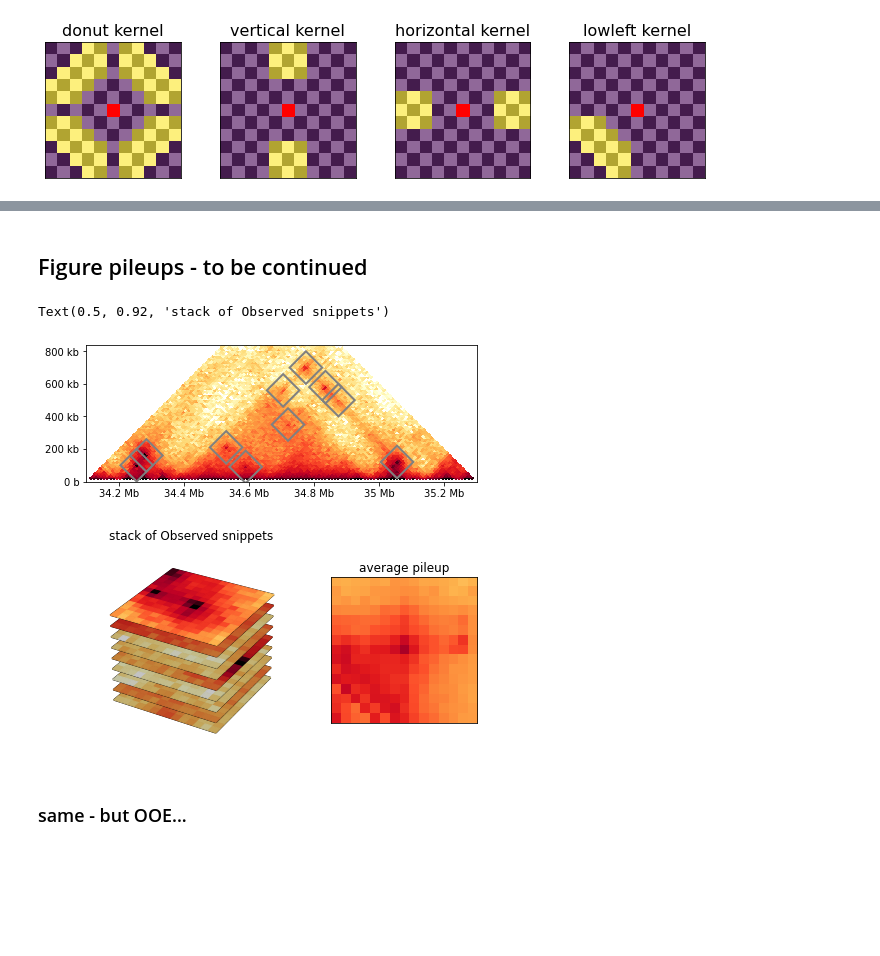
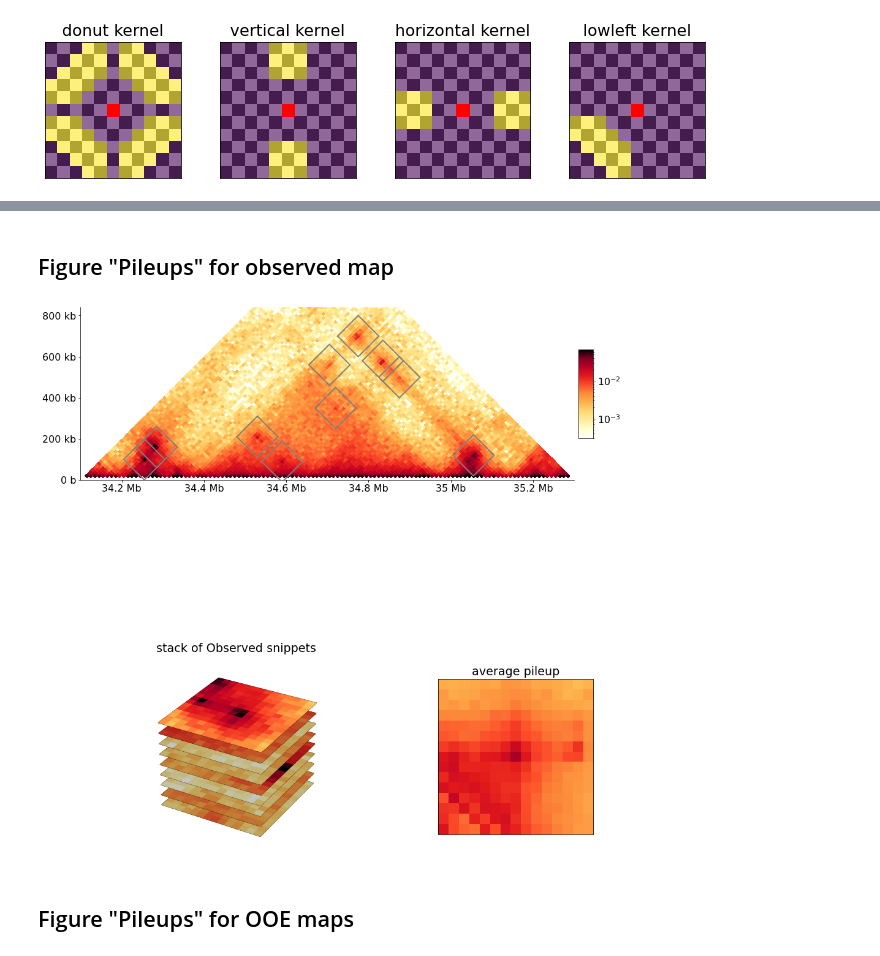
Before and after one commit to open2c/open2c_vignettes, a Jupyter notebook: cooltools_manuscript/Figure_dots_n_pileups.ipynb, the cells around one changed output, grey strips where cells are left out. Cells and saved outputs as stored; diff of their text form; code cells hidden in the pictures; blank space fills up the shorter version.

```diff
--- a/cooltools_manuscript/Figure_dots_n_pileups.ipynb
+++ b/cooltools_manuscript/Figure_dots_n_pileups.ipynb
@@ -81,30 +96,9 @@ To call dots, we need an input cooler file with Hi-C data, and regions for calcu
 # %%
-# # Download the test data from osf and define cooler:
-# cool_file = cooltools.download_data("HFF_MicroC", cache=True, data_dir='./')
-# # 10 kb is a resolution at which one can clearly see "dots":
-binsize = 10_000
-# Open cool file with Micro-C data:
-clr = cooler.Cooler(f'./test.mcool::/resolutions/{binsize}')
-
 # define genomic view that will be used to call dots and pre-compute expected
 # Use bioframe to fetch the genomic features from the UCSC.
 hg38_chromsizes = bioframe.fetch_chromsizes('hg38')
 hg38_cens = bioframe.fetch_centromeres('hg38')
 hg38_arms = bioframe.make_chromarms(hg38_chromsizes, hg38_cens)
-# when you have no internet use this :
-# hg38_arms = pd.DataFrame({
-# "chrom" : ["chr2", "chr2", "chr17", "chr17",],
-# "start" : [0, 93139351, 0, 24714921,],
-# "end" : [93139351, 242193529, 24714921, 83257441,],
-# "name" : ["chr2_p", "chr2_q", "chr17_p", "chr17_q",],
-# })
 
 # Select only chromosomes that are present in the cooler.
 hg38_arms = hg38_arms.set_index("chrom").loc[clr.chromnames].reset_index()
-
-# intra-arm expected
-expected = cooltools.expected_cis(
-    clr,
-    view_df=hg38_arms,
-    nproc=4,
-)
@@ -484,6 +522,9 @@ for ktype, kernel in kernels_round.items():
-# %% [markdown]
-## Figure pileups - to be continued
+# %% [markdown]
+## Figure "Pileups" for observed map
 # %%
+plt.rcParams['font.size']=16
+
+
 # create a 21 x 21 vertex mesh
 dimens, *_ = stack.shape
 X, Y = np.meshgrid(np.linspace(0,1,dimens), np.linspace(0,1,dimens))
@@ -492,8 +533,8 @@ Z =  np.zeros_like(X)
 # create the figure
 fig, axs = plt.subplot_mosaic(
     [["up","up"],["stack","pileup"]],
-    figsize=(7,8),
-    gridspec_kw={"width_ratios":[1,0.7], "height_ratios":[1,1.2]}
+    figsize=(15, 20),
+    gridspec_kw={"width_ratios":[1,0.5], "height_ratios":[2, 1]}
 )
 
 # heatmap Observed
@@ -515,39 +556,53 @@ for rect in plain_rectangles45_around_dots(dots_in_region, window_size=90_000, *
 im = axs["pileup"].imshow(
     mtx,
     aspect="equal",
-    interpolation="none",
+    interpolation=None,
     **obs_kwargs,
 )
 axs["pileup"].tick_params(**clean_axis_kwargs)
 axs["pileup"].set_title("average pileup")
 
 # https://stackoverflow.com/questions/35209489/can-i-turn-an-existing-ax-object-into-a-3d-projection
 # show the 3D rotated projection
 axs["stack"].remove()
 axs["stack"] = fig.add_subplot(2, 2, 3, projection='3d')
 num_to_show = 8
 for i, _matrix in enumerate( np.rollaxis(stack, 2) ):
     if i > num_to_show:
         break
     is_top_element = i!=num_to_show
     # get the heatmap for the region
     axs["stack"].plot_wireframe(X, Y, Z+i/num_to_show, rstride=1, cstride=1, color="black")
     axs["stack"].plot_surface(
         X,
         Y,
         Z+i/num_to_show,
         rstride=1,
         cstride=1,
         facecolors=fall_hm(obs_norm(_matrix)),
         shade=is_top_element,
     )
 axs["stack"].set_axis_off()
 axs["stack"].set_title("stack of Observed snippets")
+
+
+## Set up plotting parameters:
+axs["up"].spines['right'].set_visible(False)
+axs["up"].spines['top'].set_visible(False)
+
+# colorbar:
+divider = make_axes_locatable(axs["up"])
+cax = divider.append_axes("right", size="3%", pad=0.1, aspect=6)
+plt.colorbar(im, cax=cax)
+
+
+# save the figure:
+plt.savefig("pileups_O.pdf")
+plt.savefig("pileups_O.png")
 # %% [output]
-Text(0.5, 0.92, 'stack of Observed snippets')
-[figure, old version]
+[figure, new version]
-# %% [markdown]
-### same - but OOE...
+# %% [markdown]
+## Figure "Pileups" for OOE maps
 # %%
 # create a 21 x 21 vertex mesh
 dimens, *_ = stack.shape
```
Also changed, not shown: parts of 28 cells of this notebook.
